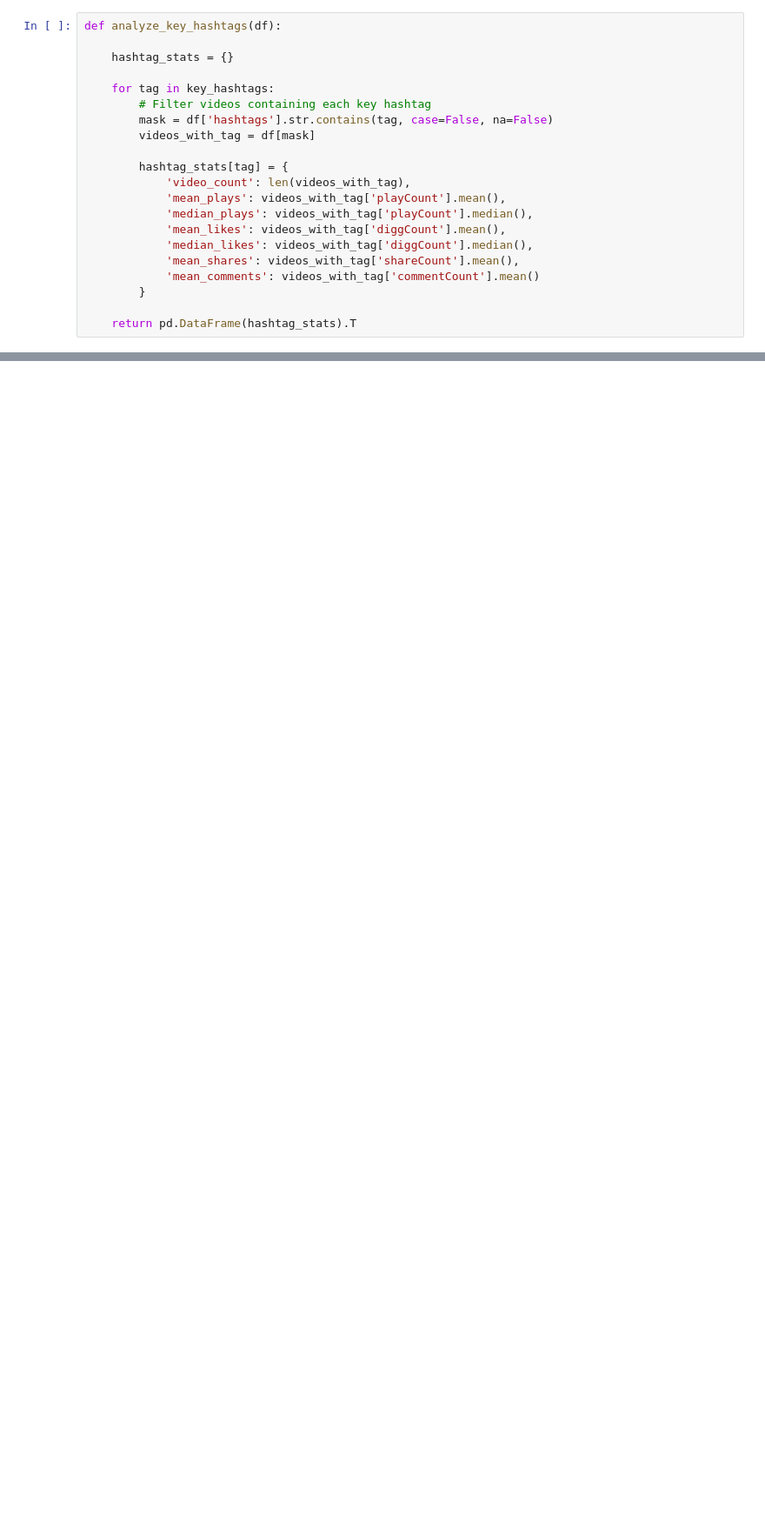
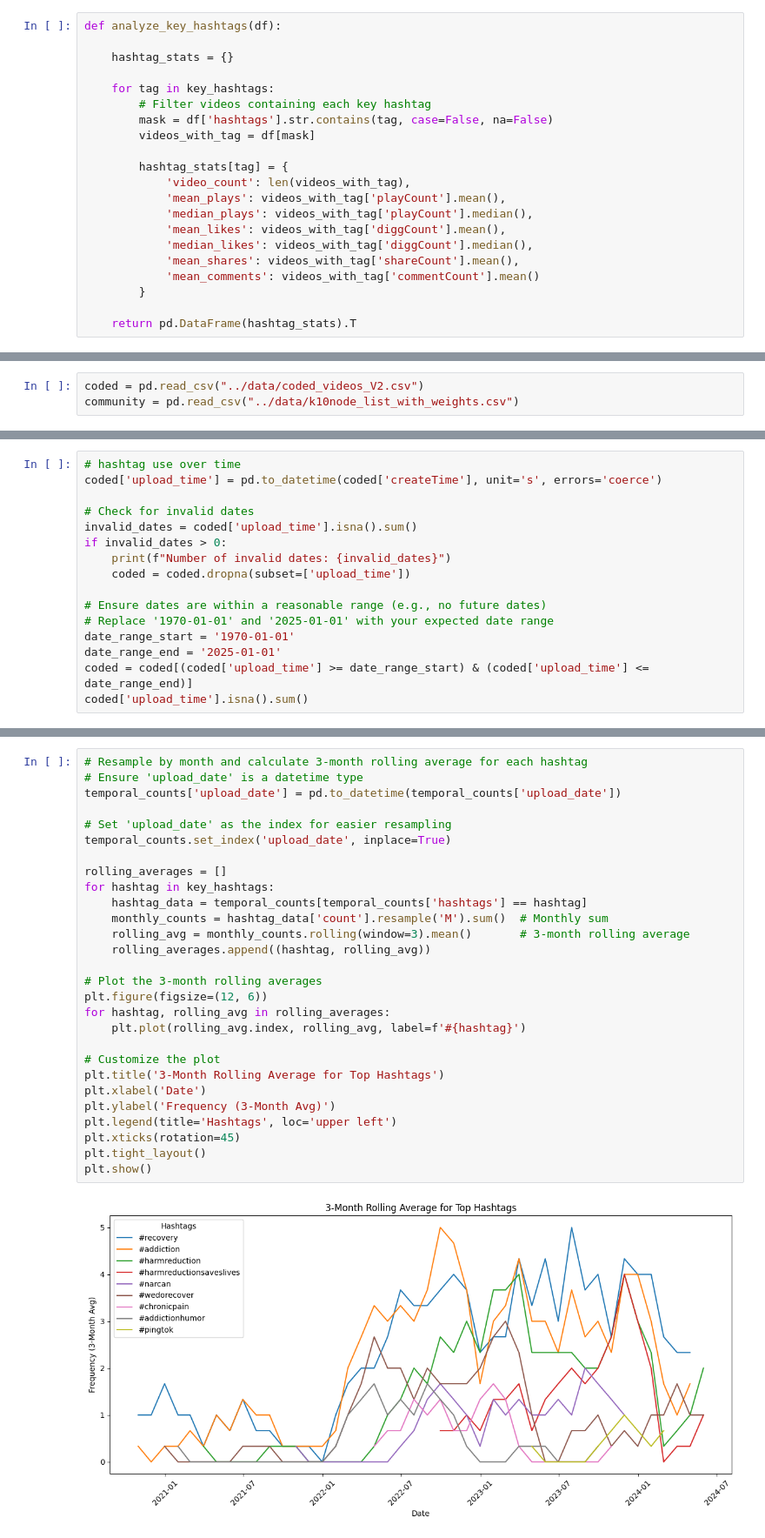
Before and after one commit to social-nlp-lab/explore_tiktok_su, a Jupyter notebook: py/analsis.ipynb, the cells around one changed output, grey strips where cells are left out. Shown at 87% size. Drawn from its saved outputs; the diff is of its cells as text; blank space fills up the shorter version.

```diff
--- a/py/analsis.ipynb
+++ b/py/analsis.ipynb
@@ -226,0 +282,3 @@ Freq: M, Name: count, Length: 83, dtype: int64
+# %%
+coded = pd.read_csv("../data/coded_videos_V2.csv")
+community = pd.read_csv("../data/k10node_list_with_weights.csv")
@@ -226,0 +792,16 @@ Freq: M, Name: count, Length: 83, dtype: int64
+# %%
+# hashtag use over time
+coded['upload_time'] = pd.to_datetime(coded['createTime'], unit='s', errors='coerce')
+
+# Check for invalid dates
+invalid_dates = coded['upload_time'].isna().sum()
+if invalid_dates > 0:
+    print(f"Number of invalid dates: {invalid_dates}")
+    coded = coded.dropna(subset=['upload_time'])
+
+# Ensure dates are within a reasonable range (e.g., no future dates)
+# Replace '1970-01-01' and '2025-01-01' with your expected date range
+date_range_start = '1970-01-01'
+date_range_end = '2025-01-01'
+coded = coded[(coded['upload_time'] >= date_range_start) & (coded['upload_time'] <= date_range_end)]
+coded['upload_time'].isna().sum()
@@ -226,0 +836,30 @@ Freq: M, Name: count, Length: 83, dtype: int64
+# %%
+# Resample by month and calculate 3-month rolling average for each hashtag
+# Ensure 'upload_date' is a datetime type
+temporal_counts['upload_date'] = pd.to_datetime(temporal_counts['upload_date'])
+
+# Set 'upload_date' as the index for easier resampling
+temporal_counts.set_index('upload_date', inplace=True)
+
+rolling_averages = []
+for hashtag in key_hashtags:
+    hashtag_data = temporal_counts[temporal_counts['hashtags'] == hashtag]
+    monthly_counts = hashtag_data['count'].resample('M').sum()  # Monthly sum
+    rolling_avg = monthly_counts.rolling(window=3).mean()       # 3-month rolling average
+    rolling_averages.append((hashtag, rolling_avg))
+
+# Plot the 3-month rolling averages
+plt.figure(figsize=(12, 6))
+for hashtag, rolling_avg in rolling_averages:
+    plt.plot(rolling_avg.index, rolling_avg, label=f'#{hashtag}')
+
+# Customize the plot
+plt.title('3-Month Rolling Average for Top Hashtags')
+plt.xlabel('Date')
+plt.ylabel('Frequency (3-Month Avg)')
+plt.legend(title='Hashtags', loc='upper left')
+plt.xticks(rotation=45)
+plt.tight_layout()
+plt.show()
+# %% [output]
+[figure, added]
```
Also changed, not shown: parts of 29 cells of this notebook, 19 other files.
